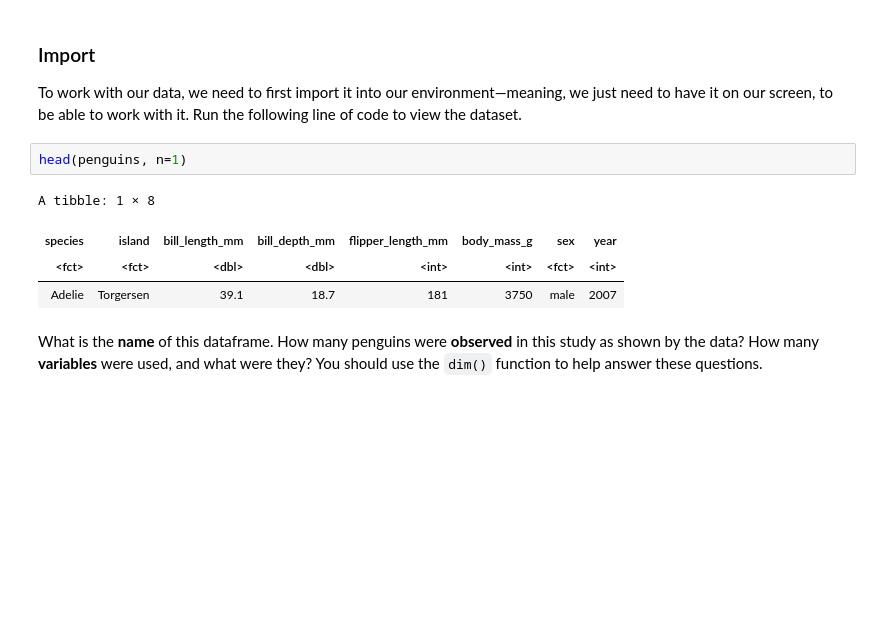
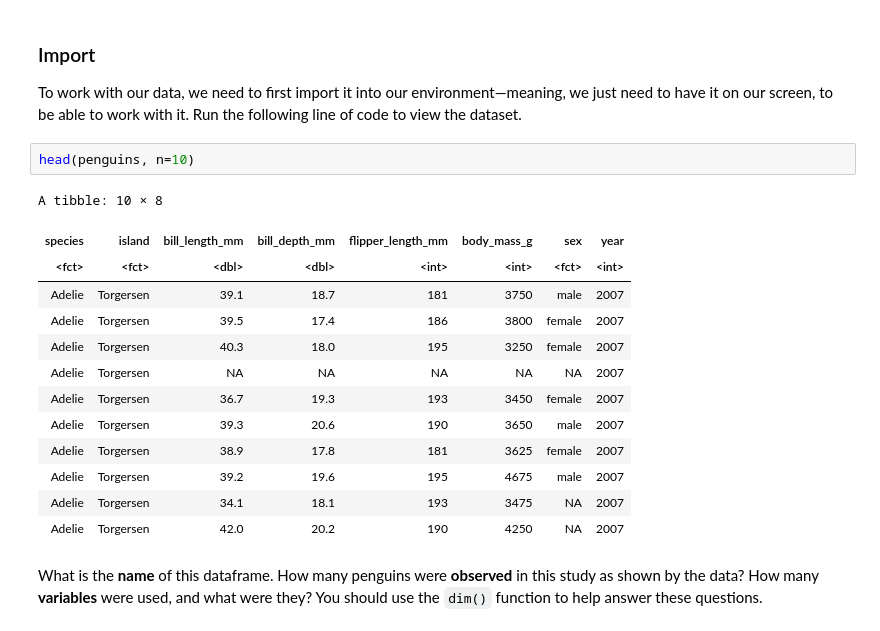
Before and after one commit to SamequalsFS/Unit0, a Jupyter notebook: ApResearchCT_BIO.ipynb, the cells around one changed output. Drawn from its saved outputs; the diff is of its cells as text; blank space fills up the shorter version.

```diff
--- a/ApResearchCT_BIO.ipynb
+++ b/ApResearchCT_BIO.ipynb
@@ -100,12 +100,21 @@ How do the researchers collect data? What are two important considerations for c
 
 To work with our data, we need to first import it into our environment—meaning, we just need to have it on our screen, to be able to work with it. Run the following line of code to view the dataset.
 # %%
-head(penguins, n=1)
+head(penguins, n=10)
 # %% [output]
-A tibble: 1 × 8
+A tibble: 10 × 8
 | species | island | bill_length_mm | bill_depth_mm | flipper_length_mm | body_mass_g | sex | year |
 | <fct> | <fct> | <dbl> | <dbl> | <int> | <int> | <fct> | <int> |
 | Adelie | Torgersen | 39.1 | 18.7 | 181 | 3750 | male | 2007 |
+| Adelie | Torgersen | 39.5 | 17.4 | 186 | 3800 | female | 2007 |
+| Adelie | Torgersen | 40.3 | 18.0 | 195 | 3250 | female | 2007 |
+| Adelie | Torgersen | NA | NA | NA | NA | NA | 2007 |
+| Adelie | Torgersen | 36.7 | 19.3 | 193 | 3450 | female | 2007 |
+| Adelie | Torgersen | 39.3 | 20.6 | 190 | 3650 | male | 2007 |
+| Adelie | Torgersen | 38.9 | 17.8 | 181 | 3625 | female | 2007 |
+| Adelie | Torgersen | 39.2 | 19.6 | 195 | 4675 | male | 2007 |
+| Adelie | Torgersen | 34.1 | 18.1 | 193 | 3475 | NA | 2007 |
+| Adelie | Torgersen | 42.0 | 20.2 | 190 | 4250 | NA | 2007 |
 # %% [markdown]
 
 What is the **name** of this dataframe. How many penguins were **observed** in this study as shown by the data? How many **variables** were used, and what were they? You should use the `dim()` function to help answer these questions.
```
Also changed, not shown: parts of 8 cells of this notebook.
